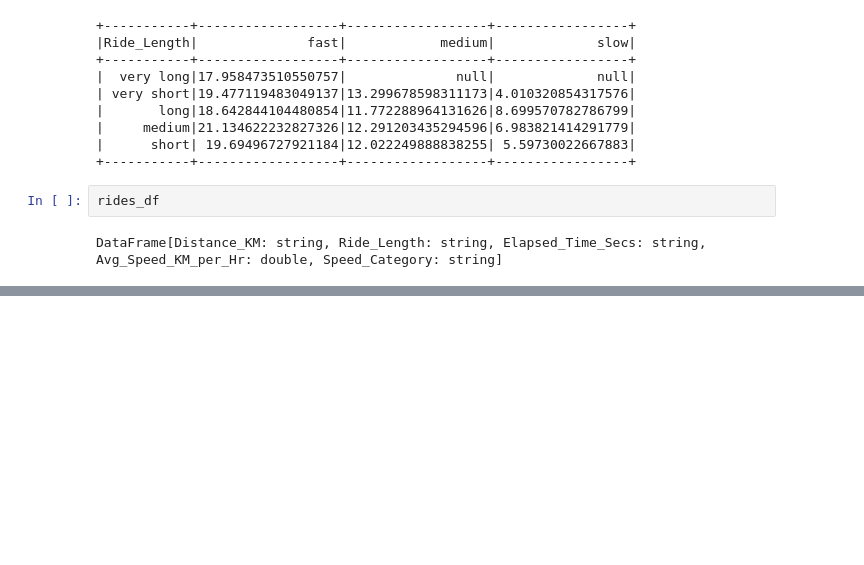
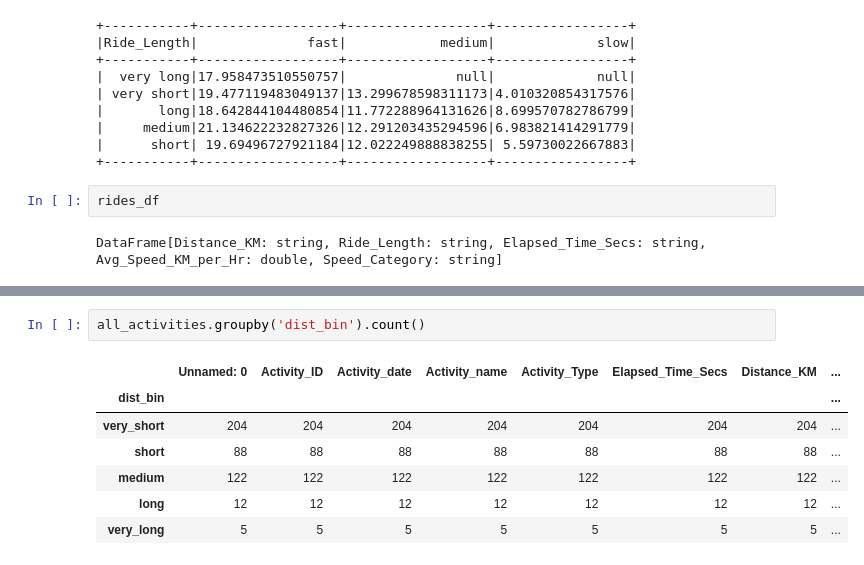
Before and after one commit to brianclements03/my_strava_project, a Jupyter notebook: Activities_Exploration_Pyspark.ipynb, the cells around one changed output, grey strips where cells are left out. Drawn from its saved outputs; the diff is of its cells as text; blank space fills up the shorter version.

```diff
--- a/Activities_Exploration_Pyspark.ipynb
+++ b/Activities_Exploration_Pyspark.ipynb
@@ -791,0 +804,10 @@ dtype: float64
+# %%
+all_activities.groupby('dist_bin').count()
+# %% [output]
+|  | Unnamed: 0 | Activity_ID | Activity_date | Activity_name | Activity_Type | Elapsed_Time_Secs | Distance_KM | ... |
+| dist_bin |  |  |  |  |  |  |  | ... |
+| very_short | 204 | 204 | 204 | 204 | 204 | 204 | 204 | ... |
+| short | 88 | 88 | 88 | 88 | 88 | 88 | 88 | ... |
+| medium | 122 | 122 | 122 | 122 | 122 | 122 | 122 | ... |
+| long | 12 | 12 | 12 | 12 | 12 | 12 | 12 | ... |
+| very_long | 5 | 5 | 5 | 5 | 5 | 5 | 5 | ... |
```
Also changed, not shown: parts of 39 cells of this notebook.
